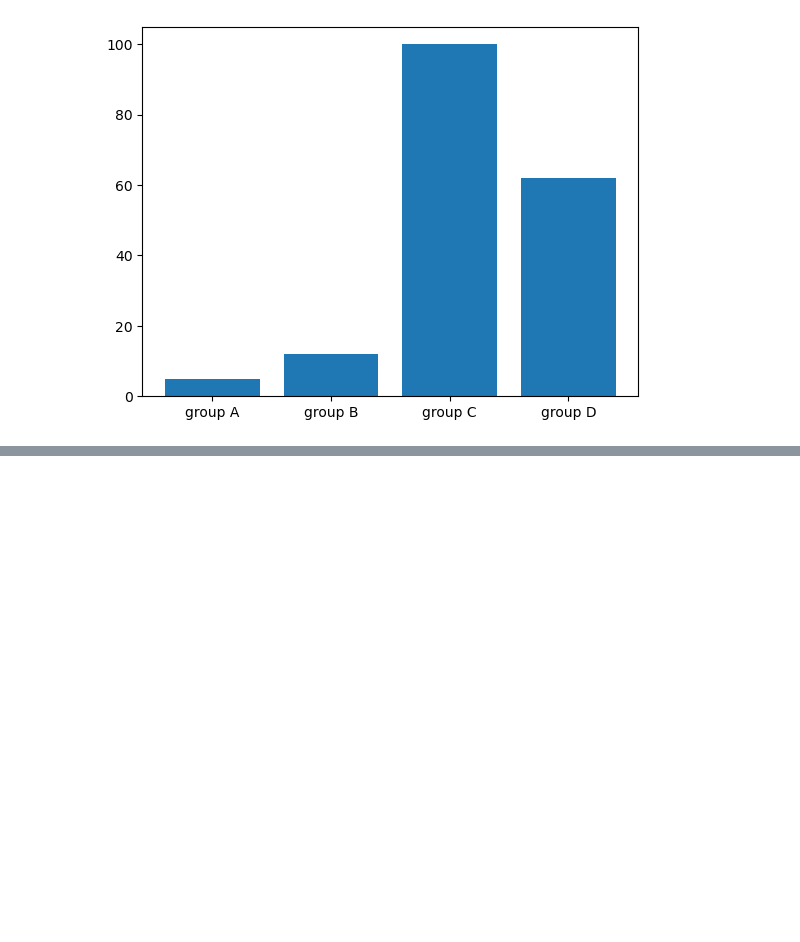
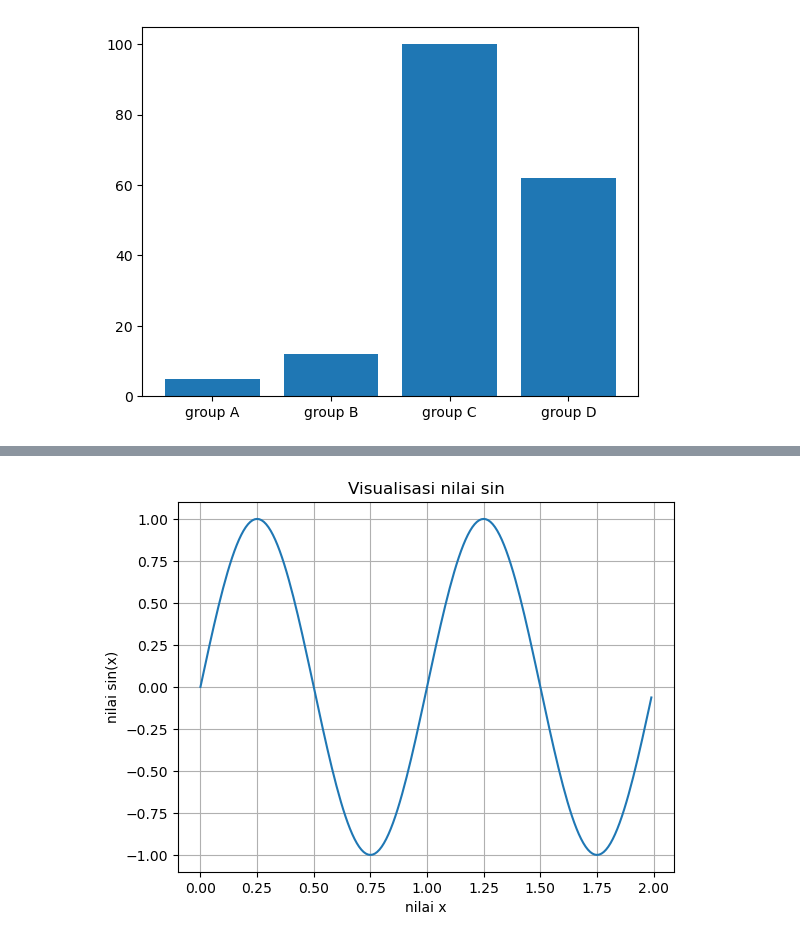
Before and after one commit to Edy-Mochamad/Learn-visualization-data, a Jupyter notebook: pengenalan-Matplotlib.ipynb, the cells around one changed output, grey strips where cells are left out. Saved outputs shown, nothing was run; the diff lists cells and outputs as text; code cells hidden in the pictures; blank space fills up the shorter version.

Commit message:
Multiple plot

```diff
--- a/pengenalan-Matplotlib.ipynb
+++ b/pengenalan-Matplotlib.ipynb
@@ -287,0 +294,3 @@ plt.show()
+# %%
+x = np.arange(0.0, 2.0, 0.01)
+x
@@ -287,0 +317,3 @@ plt.show()
+# %%
+s = np.sin(2 * np.pi * x) #sin adalah sinus, x adalah nilai radian dalam trigonometri
+s
@@ -287,0 +338,16 @@ plt.show()
+# %%
+#OO Style
+
+fig, ax = plt.subplots()
+
+ax.plot(x, s) #jika baris ini tidak ditulis maka hanya akan muncul figure dan axesnya
+ax.set(
+    xlabel = 'nilai x',
+    ylabel = 'nilai sin(x)',
+    title = 'Visualisasi nilai sin'
+)
+ax.grid()
+
+plt.show()
+# %% [output]
+[figure, added]
```
Also changed, not shown: parts of 7 cells of this notebook.
